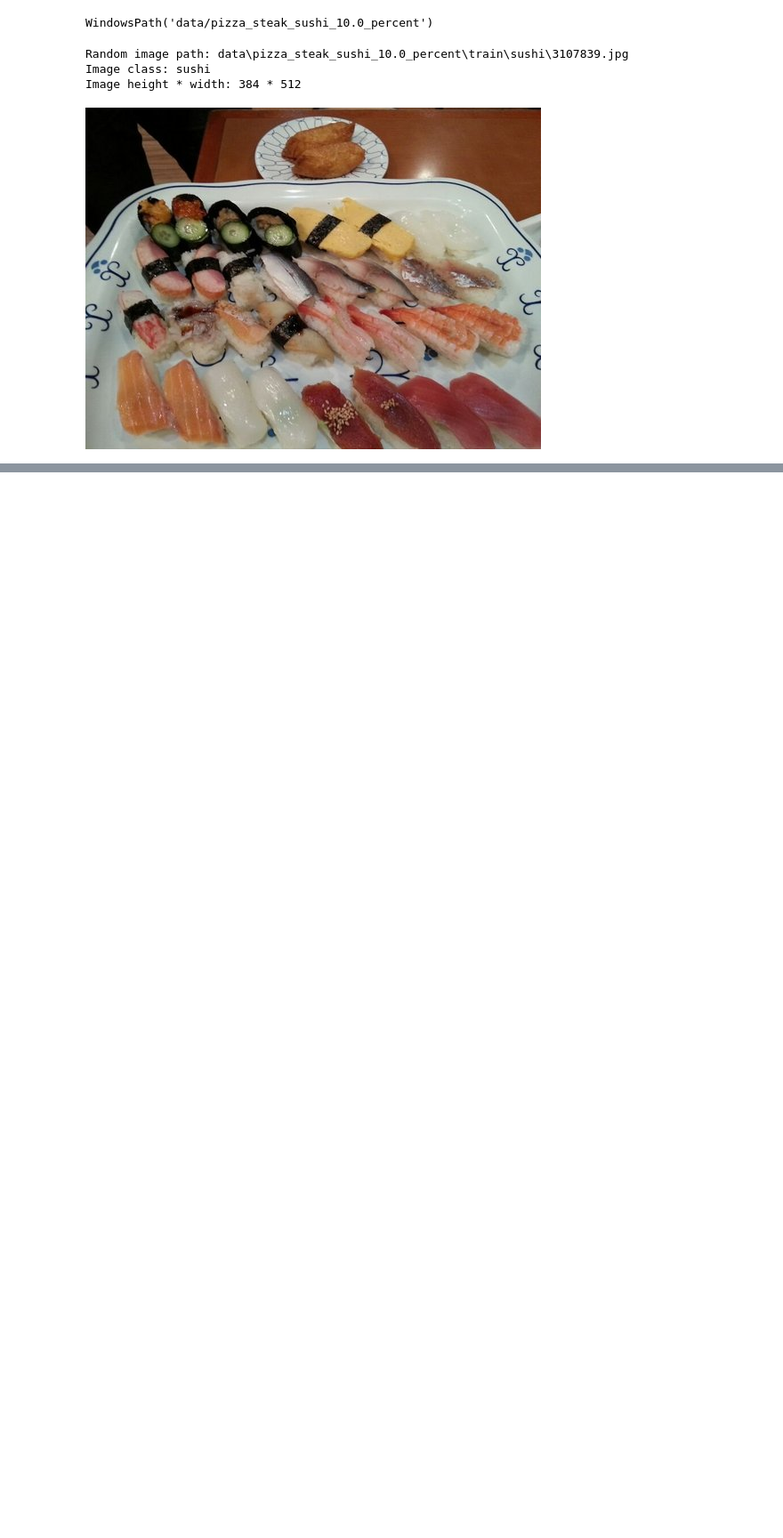
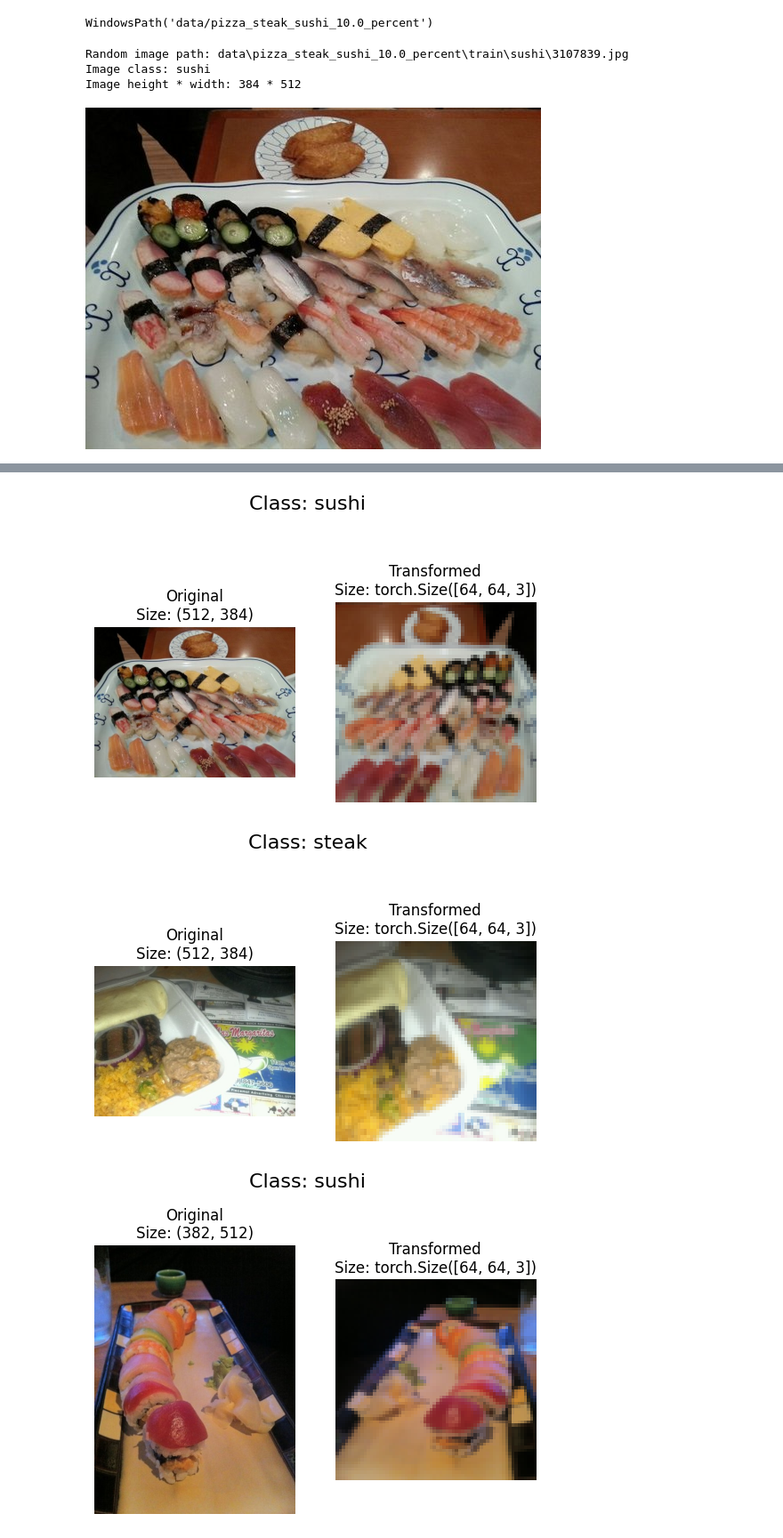
Before and after one commit to ggalindo11/Pytorch_Fundamentals, a Jupyter notebook: 04_pytorch_custom_datasets.ipynb, the cells around one changed output, grey strips where cells are left out. Shown at 89% size. Drawn from its saved outputs; the diff is of its cells as text; code cells hidden in the pictures; blank space fills up the shorter version.

```diff
--- a/04_pytorch_custom_datasets.ipynb
+++ b/04_pytorch_custom_datasets.ipynb
@@ -130,0 +180,12 @@ Image height * width: 384 * 512
+# %%
+# Write a transform for image
+data_transform = transforms.Compose([
+    # Resize the image to 64x64 to mimic the TinyVGG architecture
+    transforms.Resize(size=(64, 64)),
+
+    # Flip the image randomly on the horizontal axis
+    transforms.RandomHorizontalFlip(p=0.5), # p=0.5 means 50% chance of flipping the image to help with overfitting
+
+    # turn the image into a tensor
+    transforms.ToTensor(),
+])
@@ -130,0 +212,33 @@ Image height * width: 384 * 512
+# %%
+def plot_transform(image_path: list,
+                   transform,
+                   n=3,
+                   seed=None):
+    """Selects a random image & loads/transforms it before plotting it against the original."""
+    if seed:
+        random.seed(seed)
+
+    random_image_path = random.sample(image_path, k=n)
+    for image_path in random_image_path:
+        with Image.open(image_path) as f:
+            fig, ax = plt.subplots(nrows=1, ncols=2)
+            ax[0].imshow(f)
+            ax[0].set_title(f"Original\nSize: {f.size}")
+            ax[0].axis(False)
+
+            # Transform & plot target image
+            transformed_image = transform(f).permute(1,2,0)  # permute to change from (C, H, W) to (H, W, C) for plotting
+            ax[1].imshow(transformed_image)
+            ax[1].set_title(f"Transformed\nSize: {transformed_image.shape}")
+            ax[1].axis(False)
+
+            fig.suptitle(f"Class: {image_path.parent.stem}", fontsize=16)
+
+plot_transform(image_path = image_path_list,
+               transform = data_transform,
+               n = 3,
+               seed = 1337)
+# %% [output]
+[figure, added]
+[figure, added]
+[figure, added]
```
Also changed, not shown: parts of 29 cells of this notebook.
